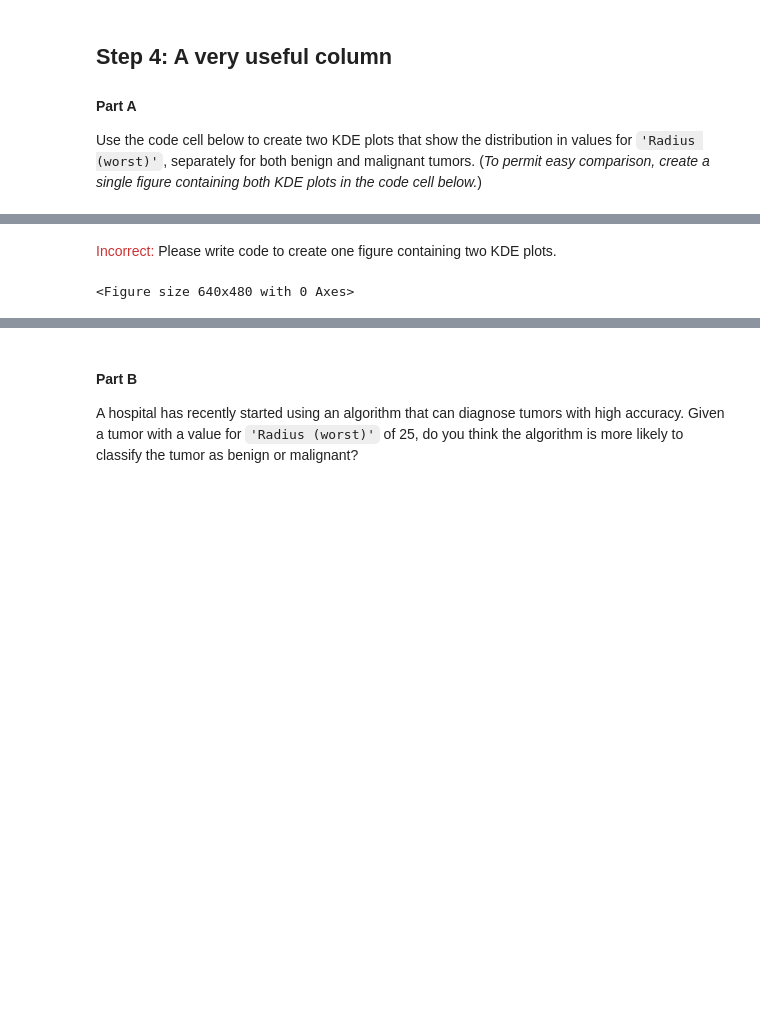
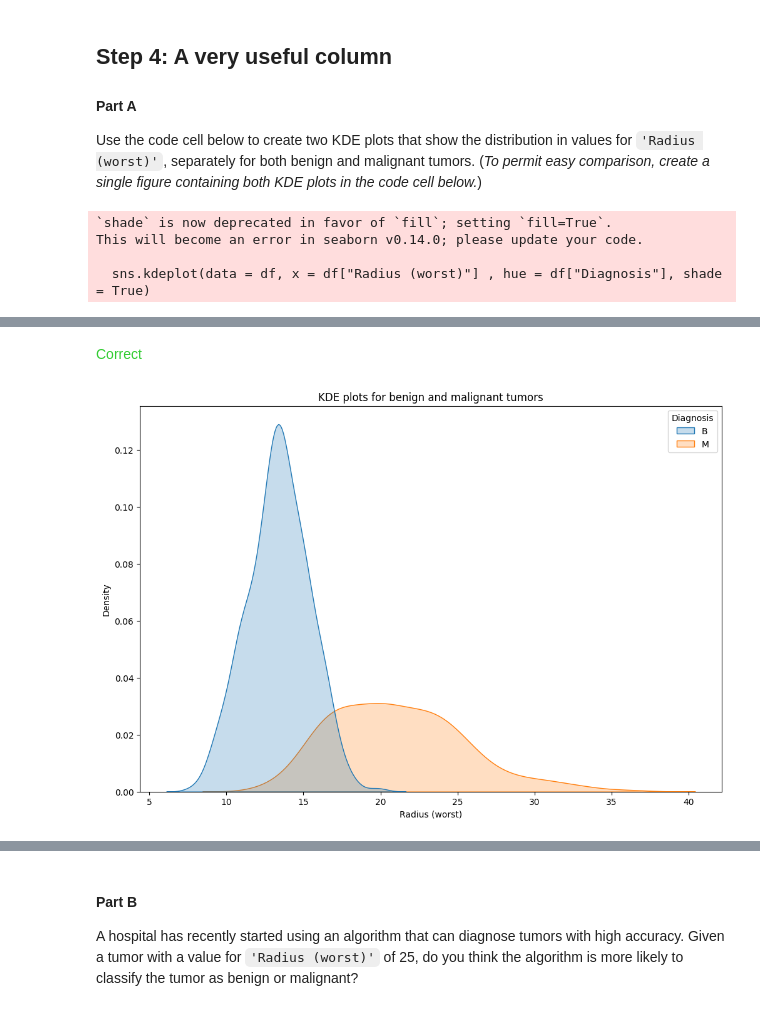
Before and after one commit to its-relative/Distributions-Kaggle, a Jupyter notebook: exercise-distributions.ipynb, the cells around one changed output, grey strips where cells are left out. Saved outputs shown, nothing was run; the diff lists cells and outputs as text; code cells hidden in the pictures; blank space fills up the shorter version.

```diff
--- a/exercise-distributions.ipynb
+++ b/exercise-distributions.ipynb
@@ -234,11 +235,19 @@ step_3.b.solution()
 Use the code cell below to create two KDE plots that show the distribution in values for `'Radius (worst)'`, separately for both benign and malignant tumors.  (_To permit easy comparison, create a single figure containing both KDE plots in the code cell below._)
 # %%
 # KDE plots for benign and malignant tumors
-____
+# ____
+
+plt.figure(figsize = (12,8))
+plt.title("KDE plots for benign and malignant tumors")
+sns.kdeplot(data = df, x = df["Radius (worst)"] , hue = df["Diagnosis"], shade = True)
 
 # Check your answer
 step_4.a.check()
 # %% [output]
+`shade` is now deprecated in favor of `fill`; setting `fill=True`.
+This will become an error in seaborn v0.14.0; please update your code.
+
+  sns.kdeplot(data = df, x = df["Radius (worst)"] , hue = df["Diagnosis"], shade = True)
 [interactive output not drawn]
-<span style="color:#cc3333">Incorrect:</span> Please write code to create one figure containing two KDE plots.
+<span style="color:#33cc33">Correct</span>
-<Figure size 640x480 with 0 Axes>
+[figure, added]
```
Also changed, not shown: parts of 3 cells of this notebook.
